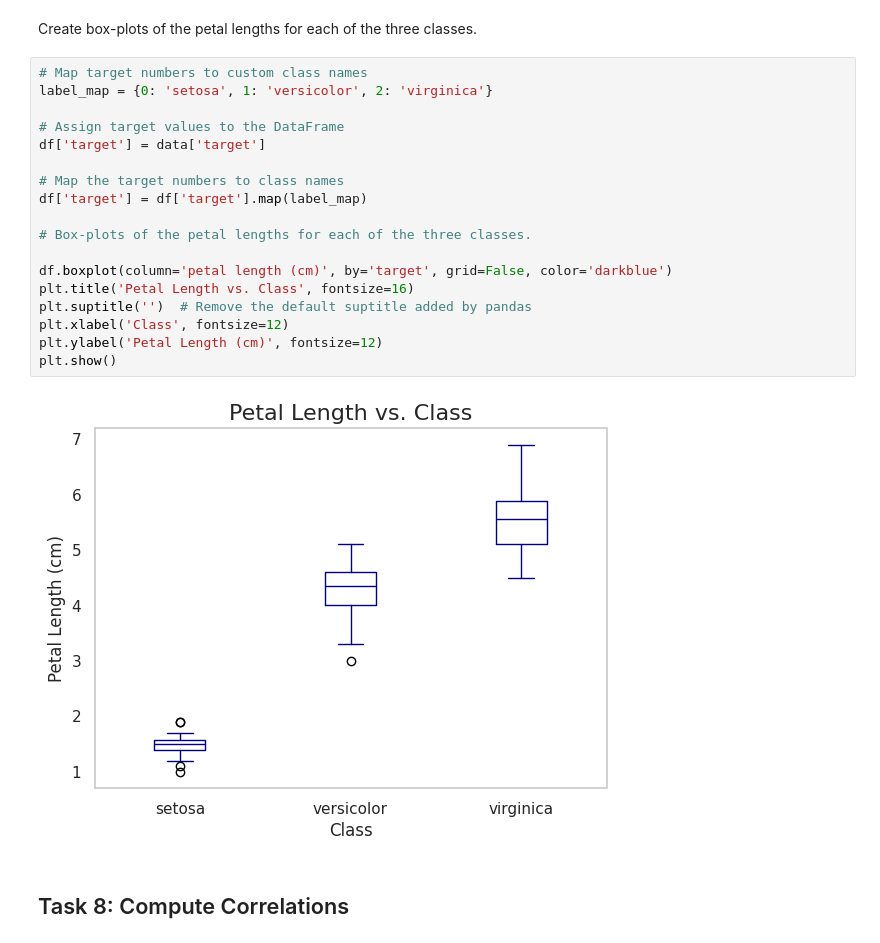
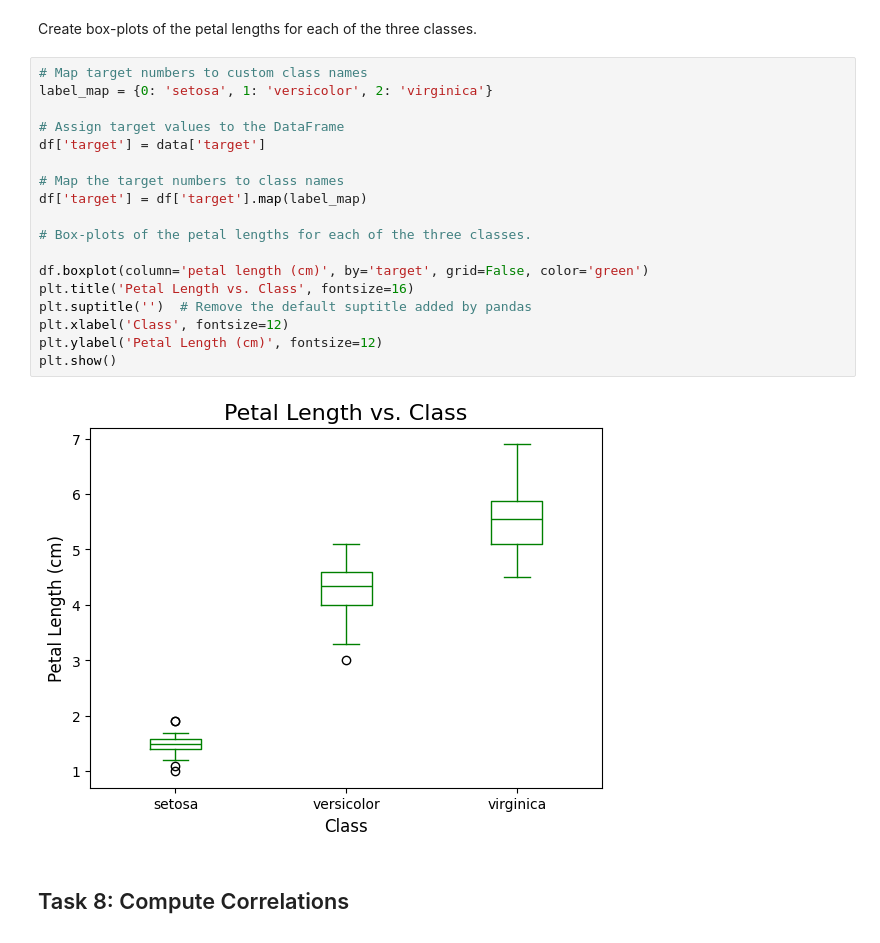
Before and after one commit to Glogover/principles_of_data_analytics, a Jupyter notebook: tasks.ipynb, the cells around one changed output. Saved outputs shown, nothing was run; the diff lists cells and outputs as text.

Commit message:
Task 7 boxplot

```diff
--- a/tasks.ipynb
+++ b/tasks.ipynb
@@ -617,23 +599,23 @@ Create box-plots of the petal lengths for each of the three classes.
 # %%
 # Map target numbers to custom class names
 label_map = {0: 'setosa', 1: 'versicolor', 2: 'virginica'}
 
 # Assign target values to the DataFrame
 df['target'] = data['target']
 
 # Map the target numbers to class names
 df['target'] = df['target'].map(label_map)
 
 # Box-plots of the petal lengths for each of the three classes.
 
-df.boxplot(column='petal length (cm)', by='target', grid=False, color='darkblue')
+df.boxplot(column='petal length (cm)', by='target', grid=False, color='green')
 plt.title('Petal Length vs. Class', fontsize=16)
 plt.suptitle('')  # Remove the default suptitle added by pandas
 plt.xlabel('Class', fontsize=12)
 plt.ylabel('Petal Length (cm)', fontsize=12)
 plt.show()
 # %% [output]
-[figure, old version]
+[figure, new version]
 # %% [markdown]
 ## Task 8: Compute Correlations
 # %% [markdown]
```
Also changed, not shown: parts of 1 cell of this notebook.
